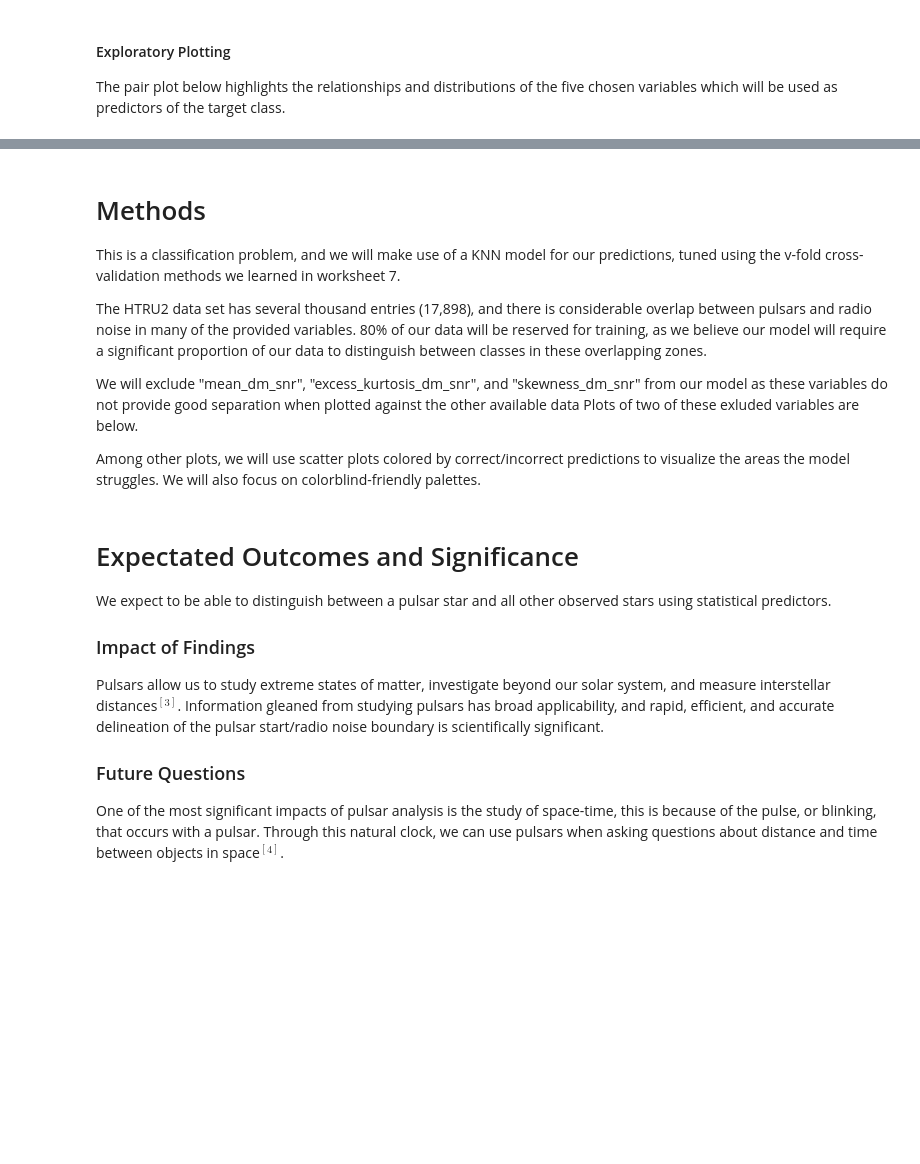
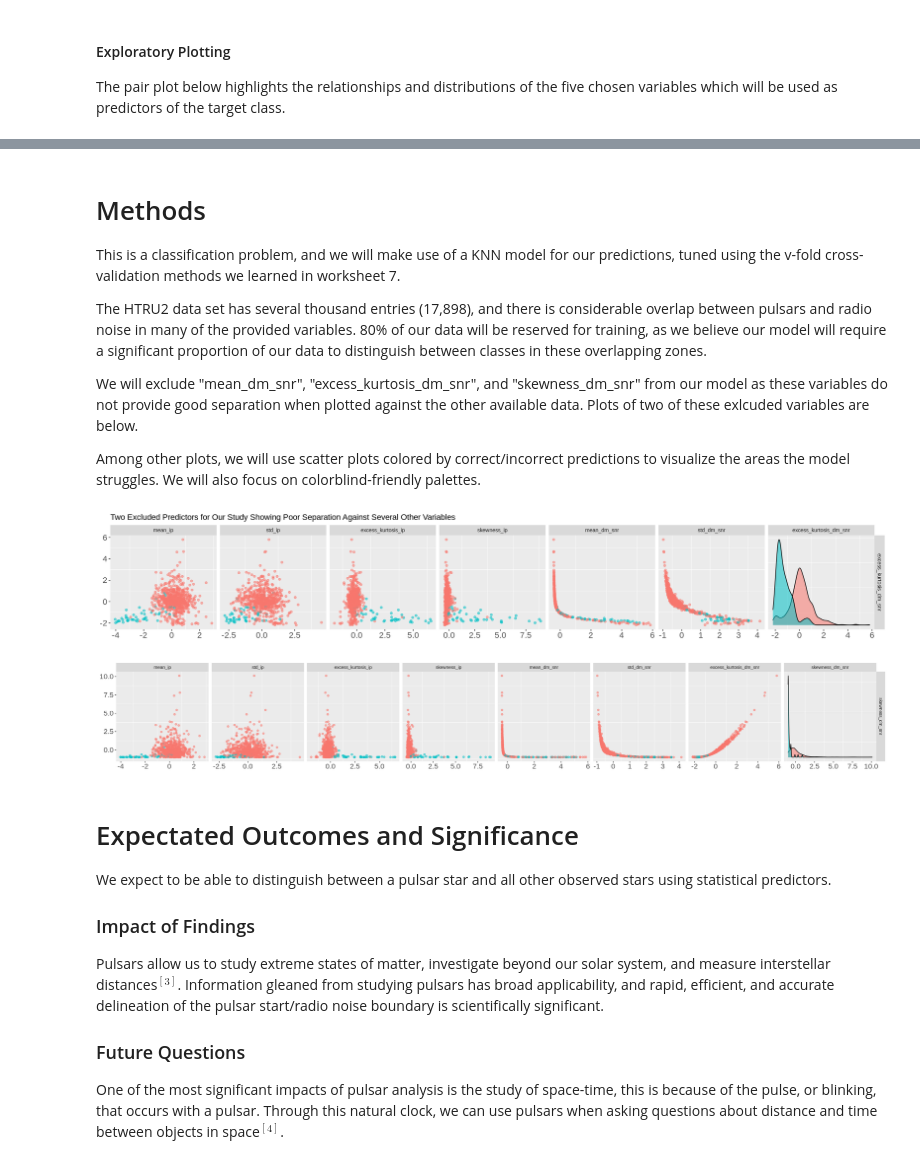
Before and after one commit to tccw/dsci100-group-project, a Jupyter notebook: group_proposal_pulsars.ipynb, the cells around one changed output, grey strips where cells are left out. Drawn from its saved outputs; the diff is of its cells as text; code cells hidden in the pictures; blank space fills up the shorter version.

```diff
--- a/group_proposal_pulsars.ipynb
+++ b/group_proposal_pulsars.ipynb
@@ -175,7 +254,7 @@ This is a classification problem, and we will make use of a KNN model for our pr
 
 The HTRU2 data set has several thousand entries (17,898), and there is considerable overlap between pulsars and radio noise in many of the provided variables. 80% of our data will be reserved for training, as we believe our model will require a significant proportion of our data to distinguish between classes in these overlapping zones.
 
-We will exclude "mean_dm_snr", "excess_kurtosis_dm_snr", and "skewness_dm_snr" from our model as these variables do not provide good separation when plotted against the other available data Plots of two of these exluded variables are below.
+We will exclude "mean_dm_snr", "excess_kurtosis_dm_snr", and "skewness_dm_snr" from our model as these variables do not provide good separation when plotted against the other available data. Plots of two of these exlcuded variables are below.
 
 Among other plots, we will use scatter plots colored by correct/incorrect predictions to visualize the areas the model struggles. We will also focus on colorblind-friendly palettes.
 # %%
@@ -189,34 +268,37 @@ pairs_plot <- ggpairs(pulsar_scaled_all %>% sample_frac(0.05),
                 ggtitle("Scaled Pulsar Data Pair Plot All: Pulsars (Blue), Radio Noise (Red)") +
                 theme(text = element_text(size = 17),
                       plot.title = element_text(hjust = 0.5),
                       legend.position = "bottom",
                       panel.grid.major = element_blank())
 
 skewness_dm_snr_plots <- lapply(1:pairs_plot$ncol, function(j) getPlot(pairs_plot, i = 8, j = j))
 excess_kurtosis_dm_snr_plots <- lapply(1:pairs_plot$ncol, function(j) getPlot(pairs_plot, i = 7, j = j))
 
 # set unwanted elements to NULL
 skewness_dm_snr_plots[9] <- NULL
 excess_kurtosis_dm_snr_plots[8:9] <- NULL
 
 # Plot the two unused variables excess_kurtosis_dm_snr, skewness_dm_snr
 options(repr.plot.width = 18, repr.plot.height = 3)
 ggmatrix(
     excess_kurtosis_dm_snr_plots,
     nrow=1,
     ncol = pairs_plot$ncol,
     xAxisLabels = pairs_plot$xAxisLabels[1:7],
     yAxisLabels = pairs_plot$yAxisLabels[7],
-    title = "Two Excluded Predictors for Our Study"
+    title = "Two Excluded Predictors for Our Study Showing Poor Separation Against Several Other Variables"
 )
 options(repr.plot.width = 21, repr.plot.height = 3)
 ggmatrix(
     skewness_dm_snr_plots,
     nrow=1,
     ncol = pairs_plot$ncol,
     xAxisLabels = pairs_plot$xAxisLabels[1:8],
     yAxisLabels = pairs_plot$yAxisLabels[8]
 )
+# %% [output]
+[figure, added]
+[figure, added]
 # %% [markdown]
 # Expectated Outcomes and Significance
 We expect to be able to distinguish between a pulsar star and all other observed stars using statistical predictors.
```
Also changed, not shown: parts of 7 cells of this notebook.
